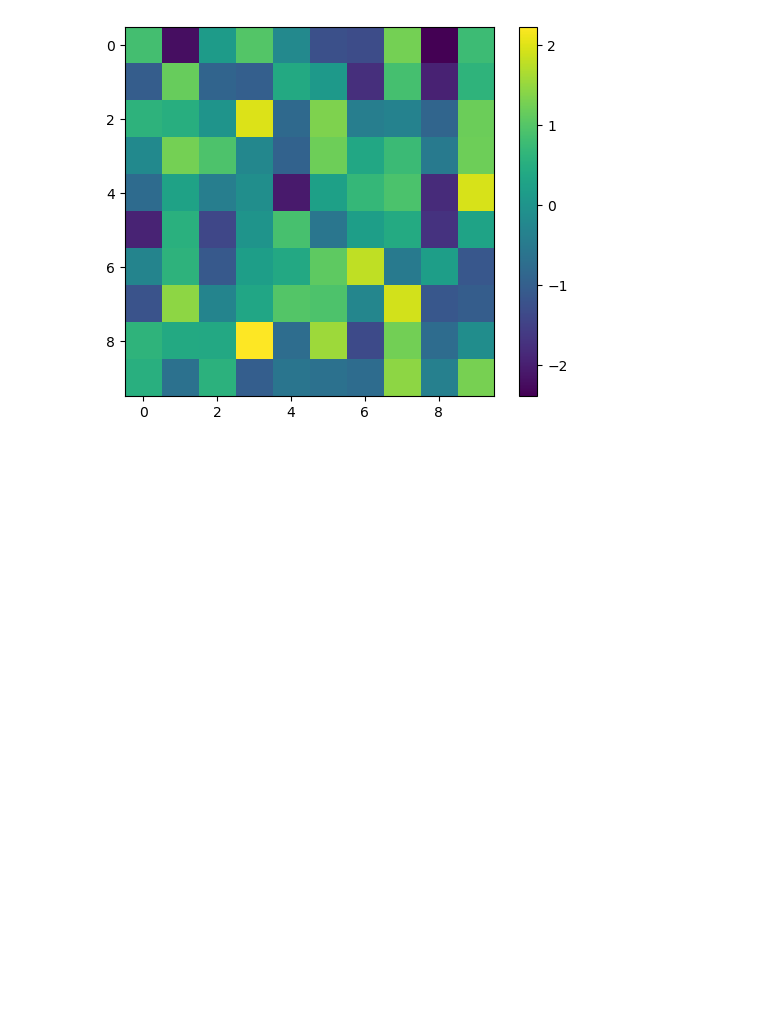
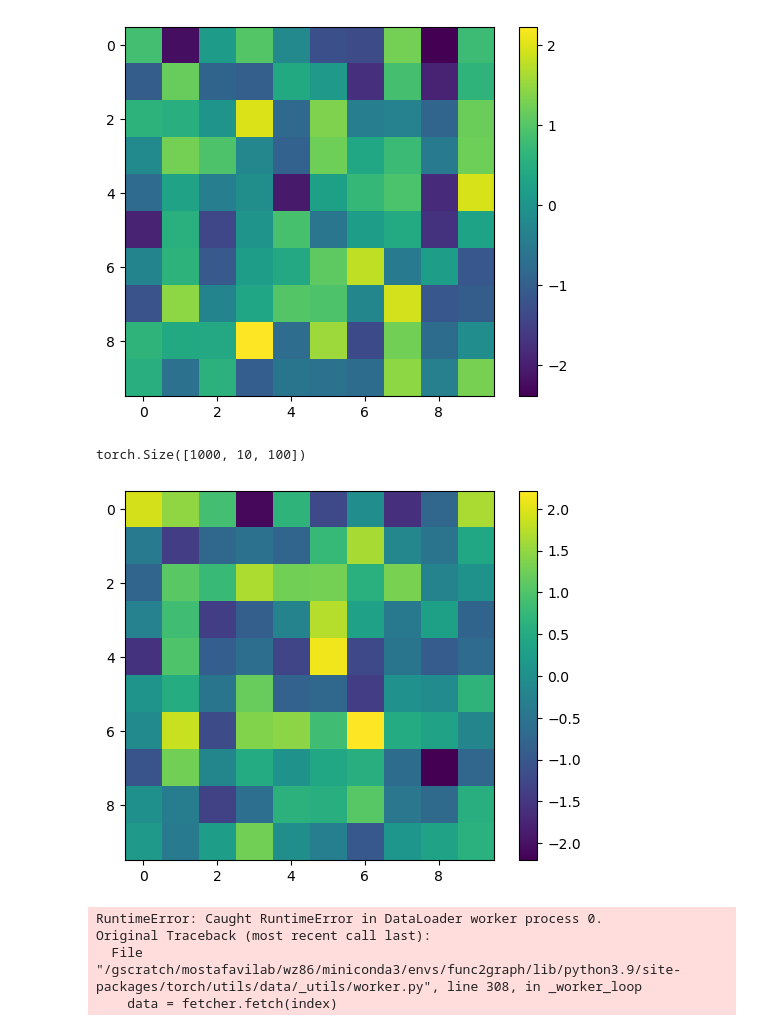
Before and after one commit to wuweizhang0723/func2graph, a Jupyter notebook: notebook/simulation_data.ipynb, the cells around one changed output. Saved outputs shown, nothing was run; the diff lists cells and outputs as text; code cells hidden in the pictures; blank space fills up the shorter version.

Commit message:
upload dataloader

```diff
--- a/notebook/simulation_data.ipynb
+++ b/notebook/simulation_data.ipynb
@@ -75,0 +72,23 @@ G = nx.Graph()
+# %%
+neuron_num = 10
+dt = 0.001
+tau = 0.025
+total_time = 100
+
+dataloader, weight_matrix = generate_simulation_data(neuron_num=neuron_num, dt=dt, tau=tau, total_time=total_time)
+
+plt.imshow(weight_matrix.detach().numpy())
+plt.colorbar()
+plt.show()
+# %% [output]
+torch.Size([1000, 10, 100])
+[figure, added]
+# %%
+for i_batch, sample_batched in enumerate(dataloader):
+    print(sample_batched)
+    break
+# %% [output]
+RuntimeError: Caught RuntimeError in DataLoader worker process 0.
+Original Traceback (most recent call last):
+  File "/gscratch/mostafavilab/wz86/miniconda3/envs/func2graph/lib/python3.9/site-packages/torch/utils/data/_utils/worker.py", line 308, in _worker_loop
+    data = fetcher.fetch(index)
```
Also changed, not shown: parts of 3 cells of this notebook, 1 other file.
